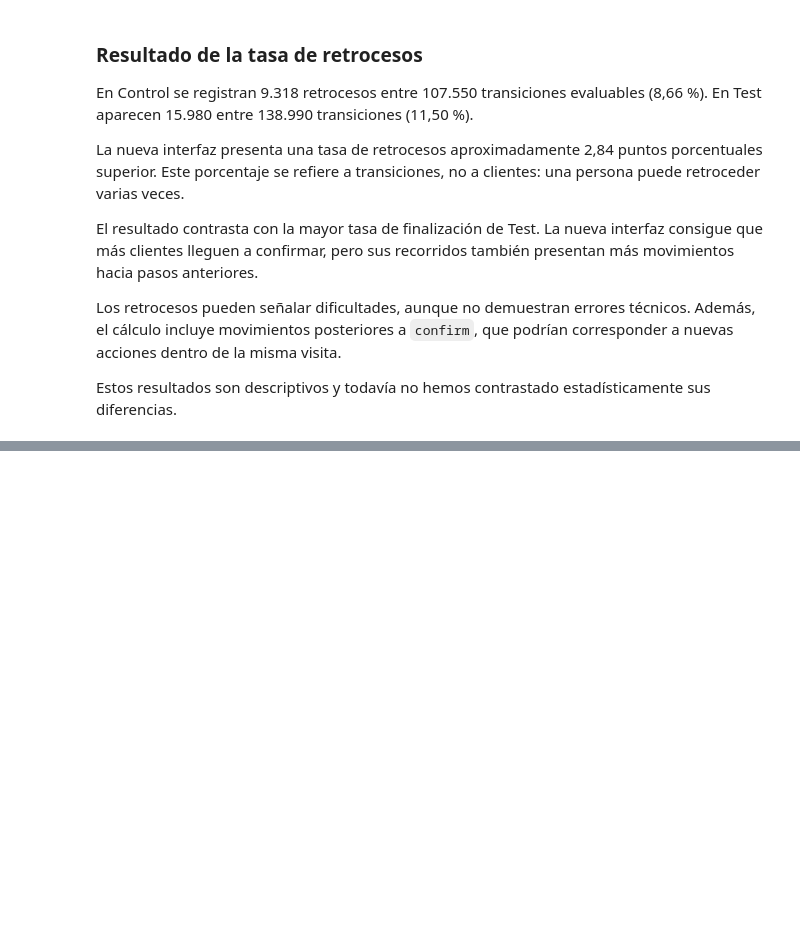
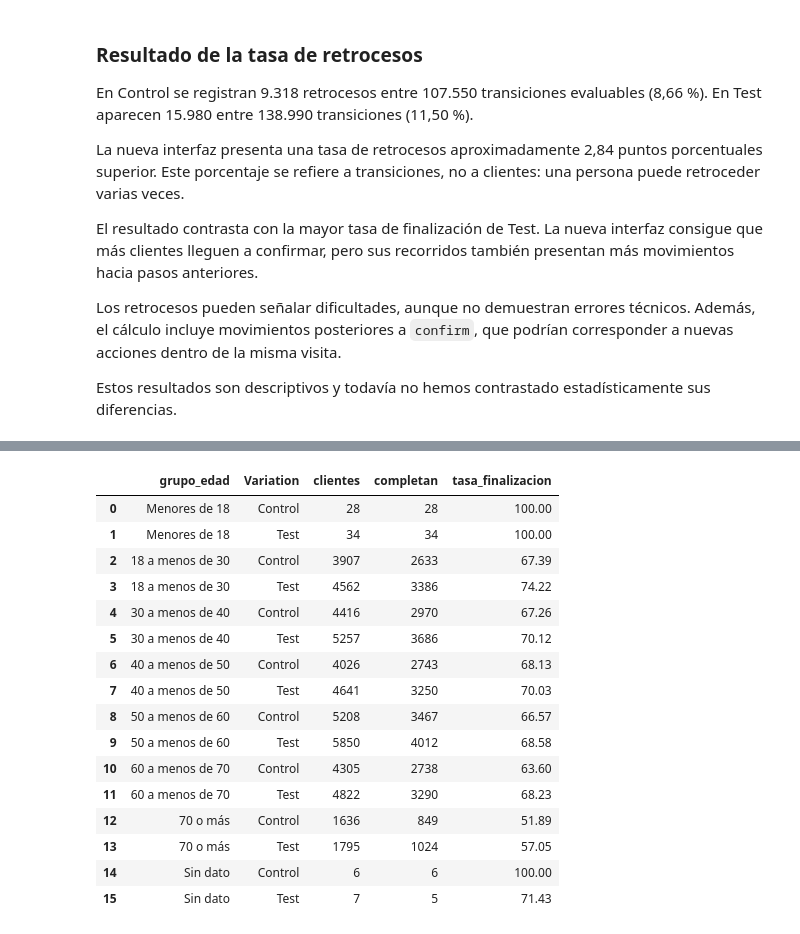
Before and after one commit to walnertpadron18/Proyecto3Tableu, a Jupyter notebook: Prueba1Salva.ipynb, the cells around one changed output, grey strips where cells are left out. Saved outputs shown, nothing was run; the diff lists cells and outputs as text; code cells hidden in the pictures; blank space fills up the shorter version.

Commit message:
Completar métricas, contrastes de hipótesis y evaluación del experimento

```diff
--- a/Prueba1Salva.ipynb
+++ b/Prueba1Salva.ipynb
@@ -986,0 +998,18 @@ Estos resultados son descriptivos y todavía no hemos contrastado estadísticame
+# %%
+# Identificar los eventos de confirmación
+df_web_experimento['es_confirmacion'] = (df_web_experimento['process_step'] == 'confirm')
+
+# Resumir cada visita de cada cliente
+resumen_visitas = (df_web_experimento.groupby(['client_id', 'visit_id', 'Variation']).agg(inicio_visita=('date_time', 'min'),completa=('es_confirmacion', 'max')).reset_index()
+)
+
+# Identificar la primera fecha de visita de cada cliente
+primer_inicio = (resumen_visitas.groupby('client_id')['inicio_visita'].transform('min'))
+
+primeras_visitas = resumen_visitas.loc[resumen_visitas['inicio_visita'] == primer_inicio].copy()
+
+# Comprobar si hay clientes con varias visitas iniciadas a la vez
+visitas_por_cliente = primeras_visitas.groupby('client_id').size()
+
+print("Clientes con primera visita:", primeras_visitas['client_id'].nunique())
+print("Clientes con empate en la primera visita:", (visitas_por_cliente > 1).sum())
@@ -986,0 +1307,50 @@ Estos resultados son descriptivos y todavía no hemos contrastado estadísticame
+# %%
+# Identificar a los clientes que completan el proceso
+clientes_con_confirmacion = df_web_experimento.loc[
+    df_web_experimento['process_step'] == 'confirm',
+    'client_id'
+].unique()
+
+# Copiar los perfiles de los participantes
+df_metricas_clientes = df_experimento.copy()
+
+# Marcar si cada cliente completa durante el periodo
+df_metricas_clientes['completa'] = (
+    df_metricas_clientes['client_id'].isin(clientes_con_confirmacion)
+)
+
+# Calcular la finalización por edad y grupo experimental
+resumen_finalizacion_edad = (
+    df_metricas_clientes
+    .groupby(['grupo_edad', 'Variation'], observed=True)
+    .agg(
+        clientes=('client_id', 'count'),
+        completan=('completa', 'sum')
+    )
+    .reset_index()
+)
+
+resumen_finalizacion_edad['tasa_finalizacion'] = (
+    resumen_finalizacion_edad['completan']
+    / resumen_finalizacion_edad['clientes'] * 100
+)
+
+resumen_finalizacion_edad.round(2)
+# %% [output]
+|  | grupo_edad | Variation | clientes | completan | tasa_finalizacion |
+| 0 | Menores de 18 | Control | 28 | 28 | 100.00 |
+| 1 | Menores de 18 | Test | 34 | 34 | 100.00 |
+| 2 | 18 a menos de 30 | Control | 3907 | 2633 | 67.39 |
+| 3 | 18 a menos de 30 | Test | 4562 | 3386 | 74.22 |
+| 4 | 30 a menos de 40 | Control | 4416 | 2970 | 67.26 |
+| 5 | 30 a menos de 40 | Test | 5257 | 3686 | 70.12 |
+| 6 | 40 a menos de 50 | Control | 4026 | 2743 | 68.13 |
+| 7 | 40 a menos de 50 | Test | 4641 | 3250 | 70.03 |
+| 8 | 50 a menos de 60 | Control | 5208 | 3467 | 66.57 |
+| 9 | 50 a menos de 60 | Test | 5850 | 4012 | 68.58 |
+| 10 | 60 a menos de 70 | Control | 4305 | 2738 | 63.60 |
+| 11 | 60 a menos de 70 | Test | 4822 | 3290 | 68.23 |
+| 12 | 70 o más | Control | 1636 | 849 | 51.89 |
+| 13 | 70 o más | Test | 1795 | 1024 | 57.05 |
+| 14 | Sin dato | Control | 6 | 6 | 100.00 |
+| 15 | Sin dato | Test | 7 | 5 | 71.43 |
```
Also changed, not shown: parts of 34 cells of this notebook.
